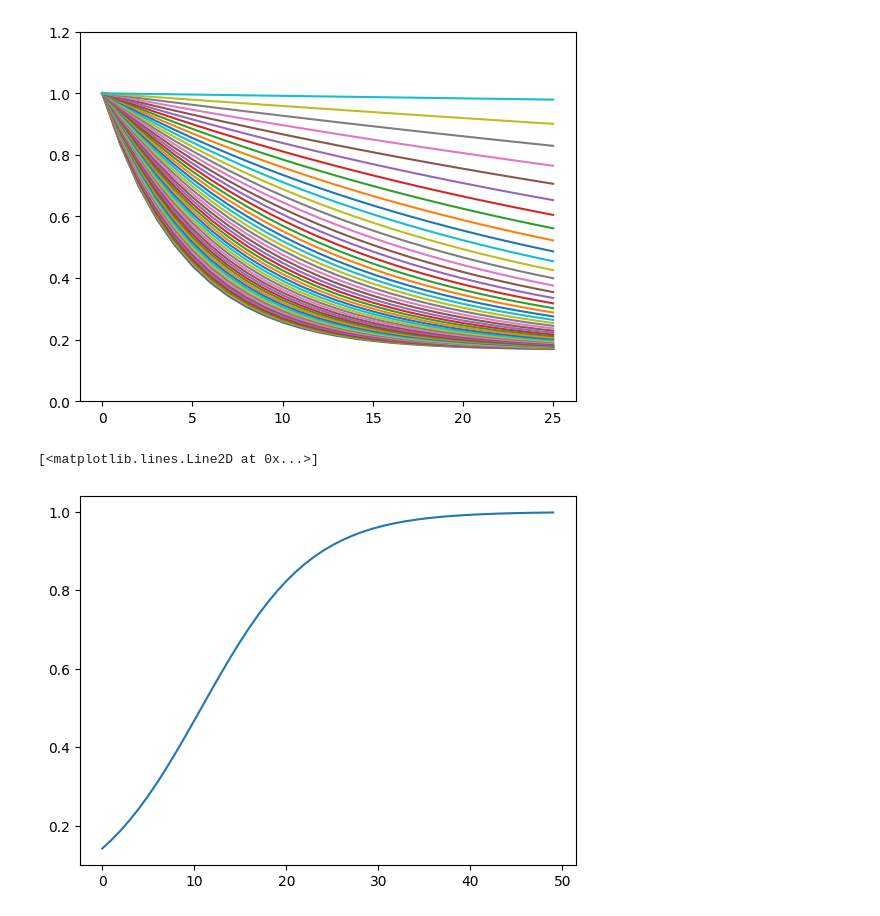
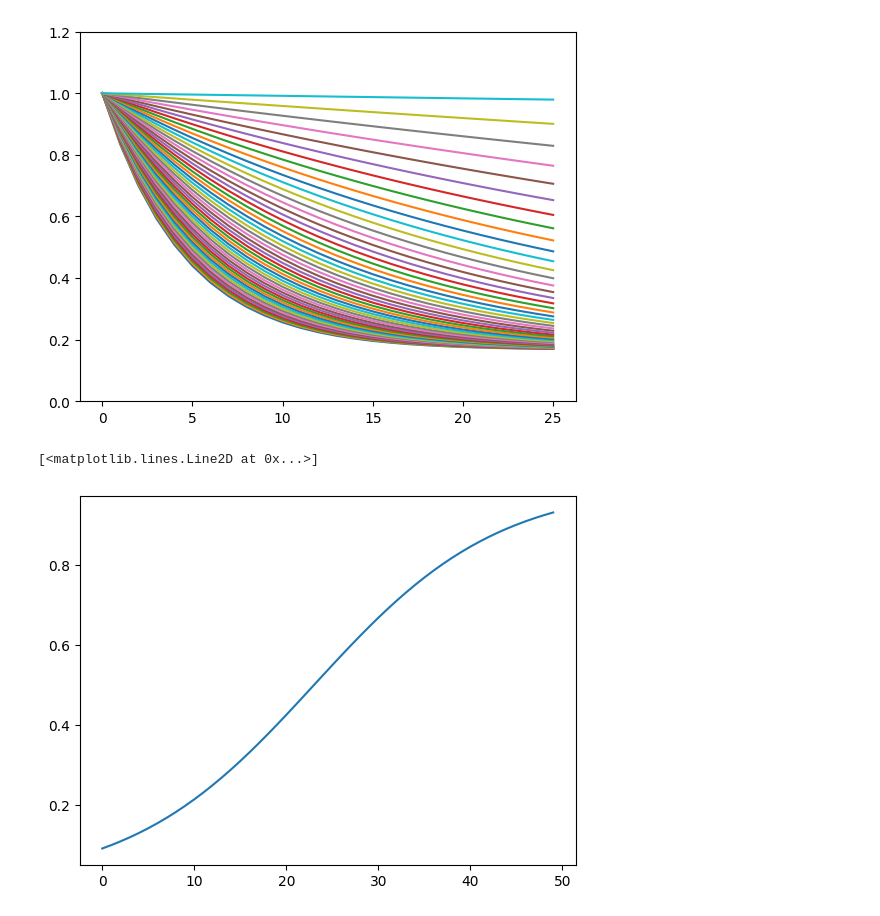
Before and after one commit to Leo00010011/From-Noisy-Eye-Tracking-To-Scanpath, a Jupyter notebook: src/notebooks/test_gaussian_fourier.ipynb, the cells around one changed output. Drawn from its saved outputs; the diff is of its cells as text; code cells hidden in the pictures.

```diff
--- a/src/notebooks/test_gaussian_fourier.ipynb
+++ b/src/notebooks/test_gaussian_fourier.ipynb
@@ -55,9 +55,9 @@ plt.show()
 [figure]
 # %%
 epochs = torch.arange(0,50)
-k = 6
+k = 10
 epsilon = k / (k + torch.exp(epochs / k))
 plt.plot(epochs,1 - epsilon)
 # %% [output]
 [<matplotlib.lines.Line2D at 0x...>]
-[figure, old version]
+[figure, new version]
```
Also changed, not shown: parts of 1 cell of this notebook, 1 other file.
